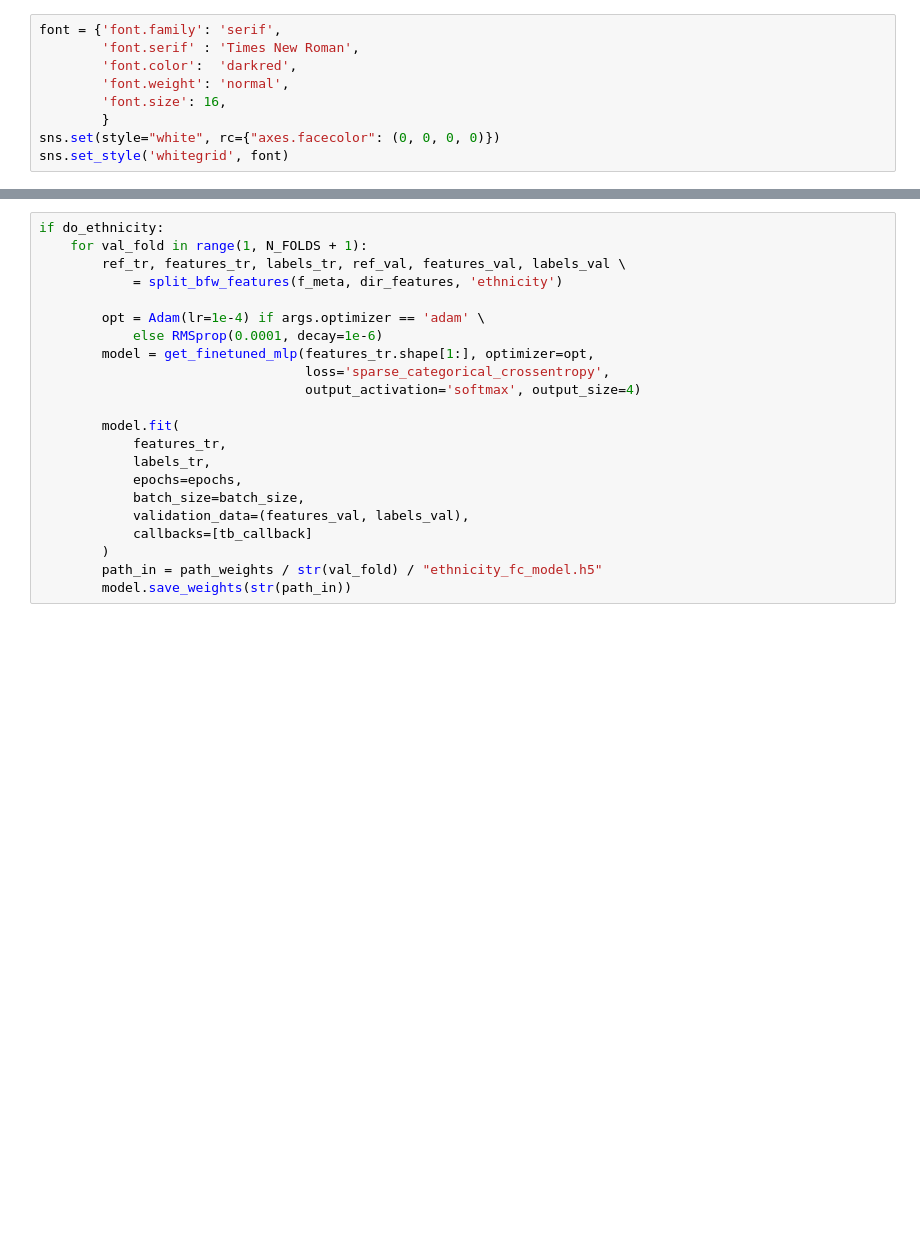
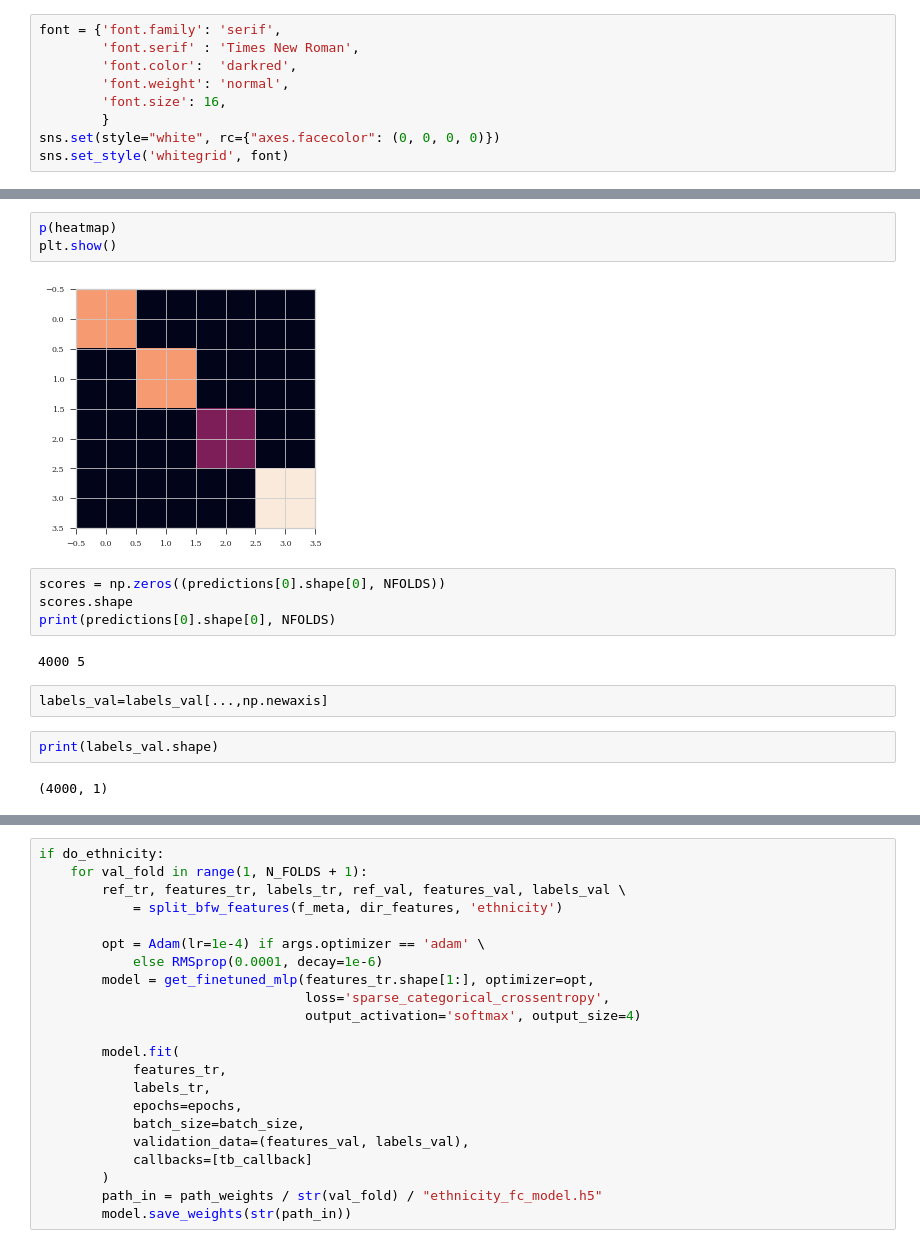
Before and after one commit to visionjo/facerec-bias-bfw, a Jupyter notebook: code/evaluate_mlp.ipynb, the cells around one changed output, grey strips where cells are left out. Drawn from its saved outputs; the diff is of its cells as text; blank space fills up the shorter version.

```diff
--- a/code/evaluate_mlp.ipynb
+++ b/code/evaluate_mlp.ipynb
@@ -87,0 +338,17 @@ ValueError: Shapes (512, 2048) and (512, 512) are incompatible
+# %%
+p(heatmap)
+plt.show()
+# %% [output]
+[figure, added]
+# %%
+scores = np.zeros((predictions[0].shape[0], NFOLDS))
+scores.shape
+print(predictions[0].shape[0], NFOLDS)
+# %% [output]
+4000 5
+# %%
+labels_val=labels_val[...,np.newaxis]
+# %%
+print(labels_val.shape)
+# %% [output]
+(4000, 1)
```
Also changed, not shown: parts of 31 cells of this notebook.
